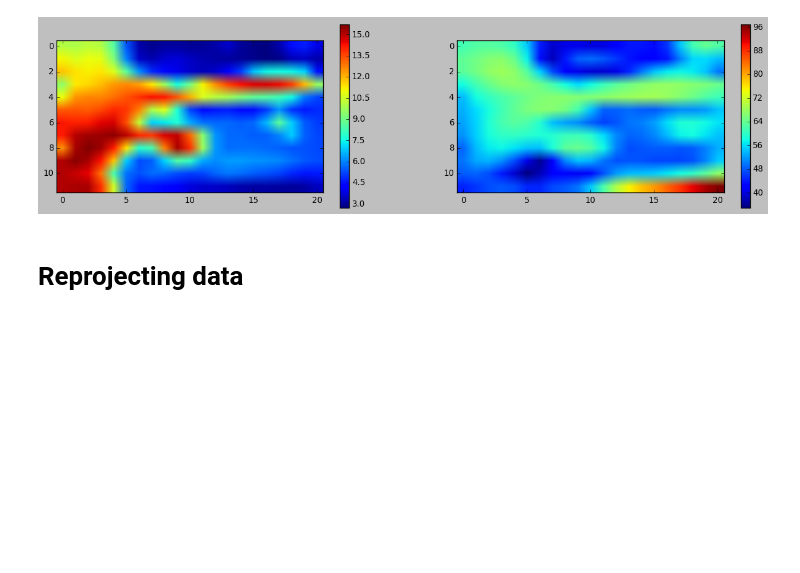
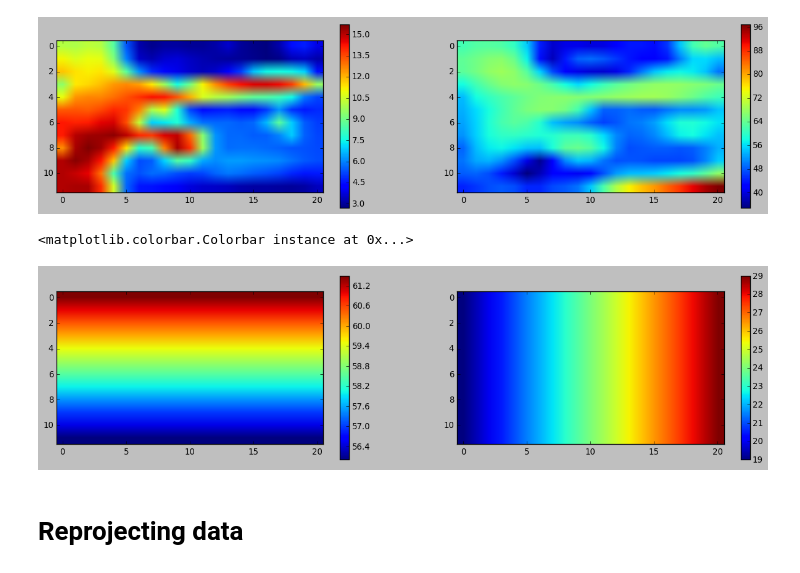
Before and after one commit to magican/PySOL, a Jupyter notebook: notebooks/0.0.0.ASAR_pyepr_draft.ipynb, the cells around one changed output. Drawn from its saved outputs; the diff is of its cells as text; code cells hidden in the pictures; blank space fills up the shorter version.

```diff
--- a/notebooks/0.0.0.ASAR_pyepr_draft.ipynb
+++ b/notebooks/0.0.0.ASAR_pyepr_draft.ipynb
@@ -286,6 +286,24 @@ v = v_wind.values[:]
 lats_wind = u_wind.latlons()[0]
 lons_wind = u_wind.latlons()[1]
 
+#Make sure the longitude is between -180.00 .. 179.9
+lons_wind = map(lambda x : (lons_wind.ravel()[x]+180)-int((lons_wind.ravel()[x]+180)/360)*360-180, range(0,lons_wind.size))
+lons_wind = reshape(lons_wind, lats_wind.shape)
+# plt.close('all')
+# plt.imshow(lons_wind)
+# plt.colorbar()
+
+# Make sure the latitudes is between -90.00 .. 89.9, starting from North - positive
+# lats_wind = map(lambda x : (lats_wind.ravel()[x]+90)-int((lats_wind.ravel()[x]+90)/180)*180-90, xrange(0,lats_wind.size))
+# lats_wind = reshape(lats_wind, lons_wind.shape)
+# if lats_wind[0,0] < lats_wind[-1,-1]:
+#     lats_wind = flipud(lats_wind)
+#     u = flipud(u)
+#     v = flipud(v)
+# plt.close('all')
+# plt.imshow(lats_wind)
+# plt.colorbar()
+
 # find subset
 res = findSubsetIndices(lats_2.min(),lats_2.max(),lons_2.min(),lons_2.max(),lats_wind[:,0],lons_wind[0,:])
 # expand subset by 1 pixel for better further pyresample
@@ -318,6 +336,20 @@ plt.colorbar()
 # %% [output]
 <matplotlib.colorbar.Colorbar instance at 0x...>
 [figure]
+# %%
+plt.close('all')
+plt.figure(figsize=(16,4))
+plt.subplot(121)
+plt.imshow(lats_wind)
+plt.jet()
+plt.colorbar()
+plt.subplot(122)
+plt.imshow(lons_wind)
+plt.jet()
+plt.colorbar()
+# %% [output]
+<matplotlib.colorbar.Colorbar instance at 0x...>
+[figure, added]
 # %% [markdown]
 # Reprojecting data
 # %%
```
Also changed, not shown: parts of 2 cells of this notebook, 1 other file.
